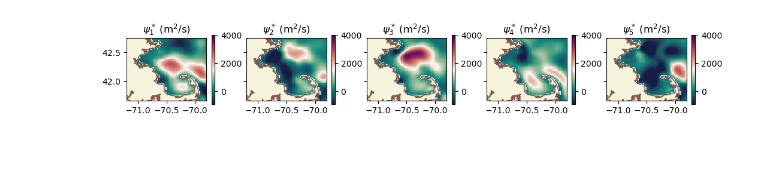
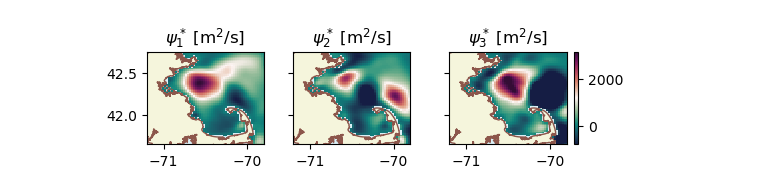
Before and after one commit to biancach/LDA_BO, a Jupyter notebook: examples/fvcom/bo/real_trajectory_optimization.ipynb, the cells around one changed output. Saved outputs shown, nothing was run; the diff lists cells and outputs as text; code cells hidden in the pictures; blank space fills up the shorter version.

Commit message:
update real observation code

```diff
--- a/examples/fvcom/bo/real_trajectory_optimization.ipynb
+++ b/examples/fvcom/bo/real_trajectory_optimization.ipynb
@@ -52,7 +74,7 @@ drifters = drifters[drifters['ID'] != 106410706]
 
 drifters = drifters.drop_duplicates()
 
-drifters = drifters[drifters['Year'] == 2010]
+drifters = drifters[(drifters['Year'] == 2010) | (drifters['Year'] == 2005)]
 
 drifters = drifters[(drifters['Longitude'] >= xmin) & (drifters['Longitude'] <= xmax) &
                     (drifters['Latitude'] >= ymin) & (drifters['Latitude'] <= ymax)]
@@ -77,13 +99,12 @@ drifters.head()
 | 78564 | 1064107010 | 41.9285 | -70.4736 | Kara | 2010-06-25T16:52:00Z | 10.0 | 16.0 | 2010-06-25 16:52:00+00:00 | 2010 |
 | 78566 | 1064107010 | 41.9224 | -70.4733 | Kara | 2010-06-25T17:47:00Z | 10.0 | 16.0 | 2010-06-25 17:47:00+00:00 | 2010 |
 # %%
-ndays = 0.75
-start_time = pd.Timestamp('2010-07-09T16:00:00Z')
+ndays = 4/3
 end_time = start_time + pd.Timedelta(days=ndays)
 subset = drifters[(drifters['date'] >= start_time) & (drifters['date'] <= end_time)].copy().sort_values('date').reset_index(drop=True)
 
 # Only keep drifters that have traveled at least min_distance_km (e.g., 5 km)
-min_distance_km = 3
+min_distance_km = 10
 
 def traj_distance_km(traj):
     # traj: Nx2 array of [lon, lat]
@@ -205,7 +218,7 @@ costs = optimizer.Y
 costs = optimizer.scaler_gp_y.inverse_transform(costs.reshape(-1, 1)).reshape(-1)
 costs_sorted = np.sort(costs)
 
-k=5
+k=3
 z_top, u_top, v_top, traj_top_m = optimizer.get_top_k(k)
 traj_top = []
 for traj_k in range(k):
@@ -230,34 +243,35 @@ if use_km:
     psi_opt = psi_opt/1e6
     psi_mean = psi_mean/1e6
     psi_top = psi_top/1e6
-    units = '(km$^2$/s)'
+    units = 'km$^2$/s'
 else:
-    units = '(m$^2$/s)'
+    units = 'm$^2$/s'
 # %%
 vmin_u, vmax_u = -0.25, 0.25
 vmin_v, vmax_v = -0.6, 0.6
-vmin_psi, vmax_psi = np.nanmin(psi_plot), np.nanmax(psi_plot)
+vmin_psi, vmax_psi = np.nanmin(psi_opt), np.nanmax(psi_opt)
 psi_err_lim = 0.5*np.max(np.abs([vmin_psi, vmax_psi]))
 
-vmin_vort, vmax_vort = 0.1*np.nanmin(w_plot), 0.1*np.nanmax(w_plot)
+vmin_vort, vmax_vort = 0.1*np.nanmin(w_opt), 0.1*np.nanmax(w_opt)
 vort_err_lim = 0.7*np.max(np.abs([vmin_vort, vmax_vort]))
 # %%
-fig, axes = plt.subplots(1, k, figsize=(2.5* k, 1.5), sharex=True, sharey=True)
+fig, axes = plt.subplots(1, k, figsize=(1.75* k, 1.5), sharex=True, sharey=True, constrained_layout=True)
 
 for idx in range(k):
     ax = axes[idx] if k > 1 else axes
     ax.set_facecolor(np.array([218, 240, 247])/255)
     ax.set_xlim(xmin, xmax)
     ax.set_ylim(ymin, ymax)
     mass.plot(ax=ax, color='beige', edgecolor='tab:brown')
     ax.set_aspect('equal', adjustable='box')
     c = ax.pcolormesh(grid_x, grid_y, psi_top[idx], cmap=cmocean.cm.curl, vmin=vmin_psi, vmax=vmax_psi)
-    ax.set_title(f'$\psi^*_{idx+1}$ ' + units)
-    plt.colorbar(c, ax=ax)
+    ax.set_title(f'$\psi^*_{idx+1}$ [' + units + ']')
+    if idx == k-1:
+        plt.colorbar(c, ax=ax)
 
-plt.savefig(f'{project_root}/figures/{project}/bo/top{k}_psi_{latent_dim}_idx_{date_print}.png', dpi=300, bbox_inches='tight')
+# plt.savefig(f'{project_root}/figures/{project}/bo/top{k}_psi_{latent_dim}_idx_{date_save}_real.png', dpi=300, bbox_inches='tight')
 # %% [output]
-[figure, old version]
+[figure, new version]
 # %%
 # Calculate standard deviation for psi
 psi_std = np.std(np.array(psi_top), axis=0)
```
Also changed, not shown: parts of 7 cells of this notebook, 7 other files.
